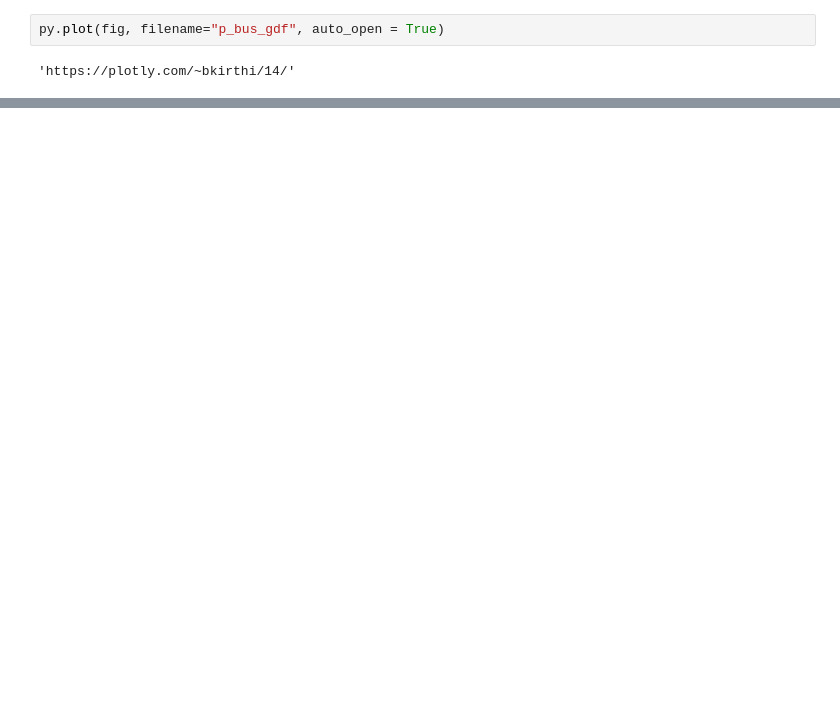
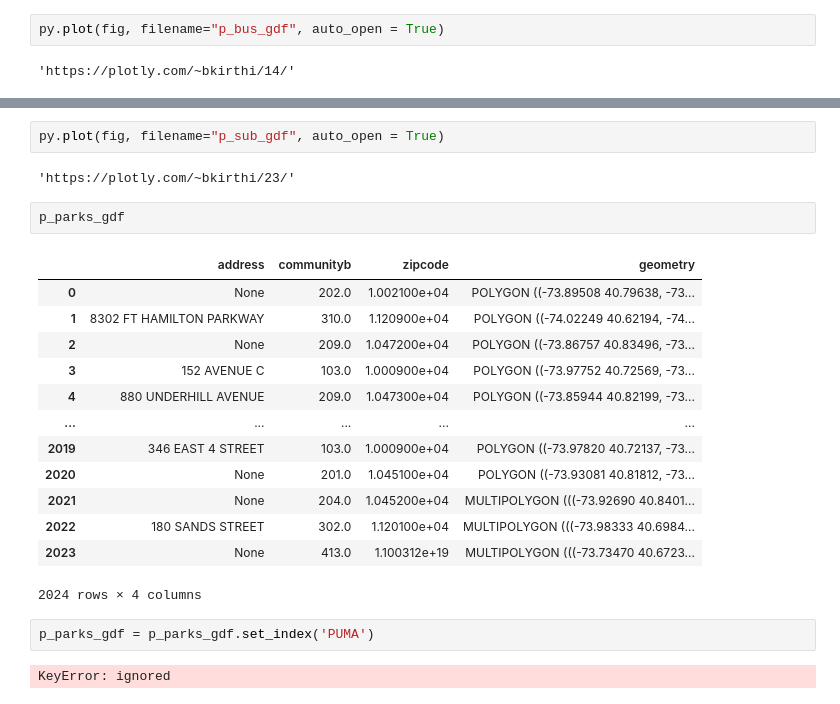
Before and after one commit to kirthi-b/QoL_NYC_Children, a Jupyter notebook: Data Visualization/Access_Visualization.ipynb, the cells around one changed output, grey strips where cells are left out. Cells and saved outputs as stored; diff of their text form; blank space fills up the shorter version.

```diff
--- a/Data Visualization/Access_Visualization.ipynb
+++ b/Data Visualization/Access_Visualization.ipynb
@@ -181,0 +229,24 @@ py.plot(fig, filename="p_bus_gdf", auto_open = True)
+# %%
+py.plot(fig, filename="p_sub_gdf", auto_open = True)
+# %% [output]
+'https://plotly.com/~bkirthi/23/'
+# %%
+p_parks_gdf
+# %% [output]
+|  | address | communityb | zipcode | geometry |
+| 0 | None | 202.0 | 1.002100e+04 | POLYGON ((-73.89508 40.79638, -73... |
+| 1 | 8302 FT HAMILTON PARKWAY | 310.0 | 1.120900e+04 | POLYGON ((-74.02249 40.62194, -74... |
+| 2 | None | 209.0 | 1.047200e+04 | POLYGON ((-73.86757 40.83496, -73... |
+| 3 | 152 AVENUE C | 103.0 | 1.000900e+04 | POLYGON ((-73.97752 40.72569, -73... |
+| 4 | 880 UNDERHILL AVENUE | 209.0 | 1.047300e+04 | POLYGON ((-73.85944 40.82199, -73... |
+| ... | ... | ... | ... | ... |
+| 2019 | 346 EAST 4 STREET | 103.0 | 1.000900e+04 | POLYGON ((-73.97820 40.72137, -73... |
+| 2020 | None | 201.0 | 1.045100e+04 | POLYGON ((-73.93081 40.81812, -73... |
+| 2021 | None | 204.0 | 1.045200e+04 | MULTIPOLYGON (((-73.92690 40.8401... |
+| 2022 | 180 SANDS STREET | 302.0 | 1.120100e+04 | MULTIPOLYGON (((-73.98333 40.6984... |
+| 2023 | None | 413.0 | 1.100312e+19 | MULTIPOLYGON (((-73.73470 40.6723... |
+2024 rows × 4 columns
+# %%
+p_parks_gdf = p_parks_gdf.set_index('PUMA')
+# %% [output]
+KeyError: ignored
```
Also changed, not shown: parts of 8 cells of this notebook, 6 other files.
